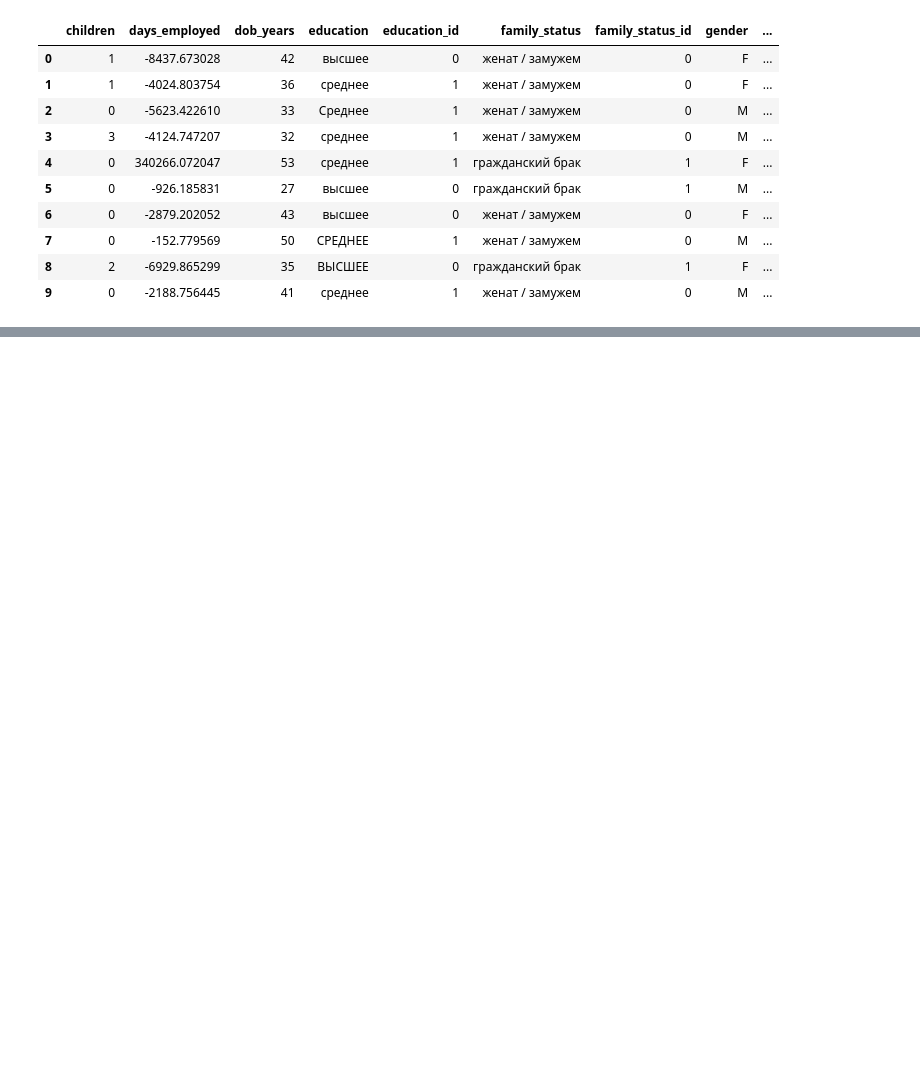
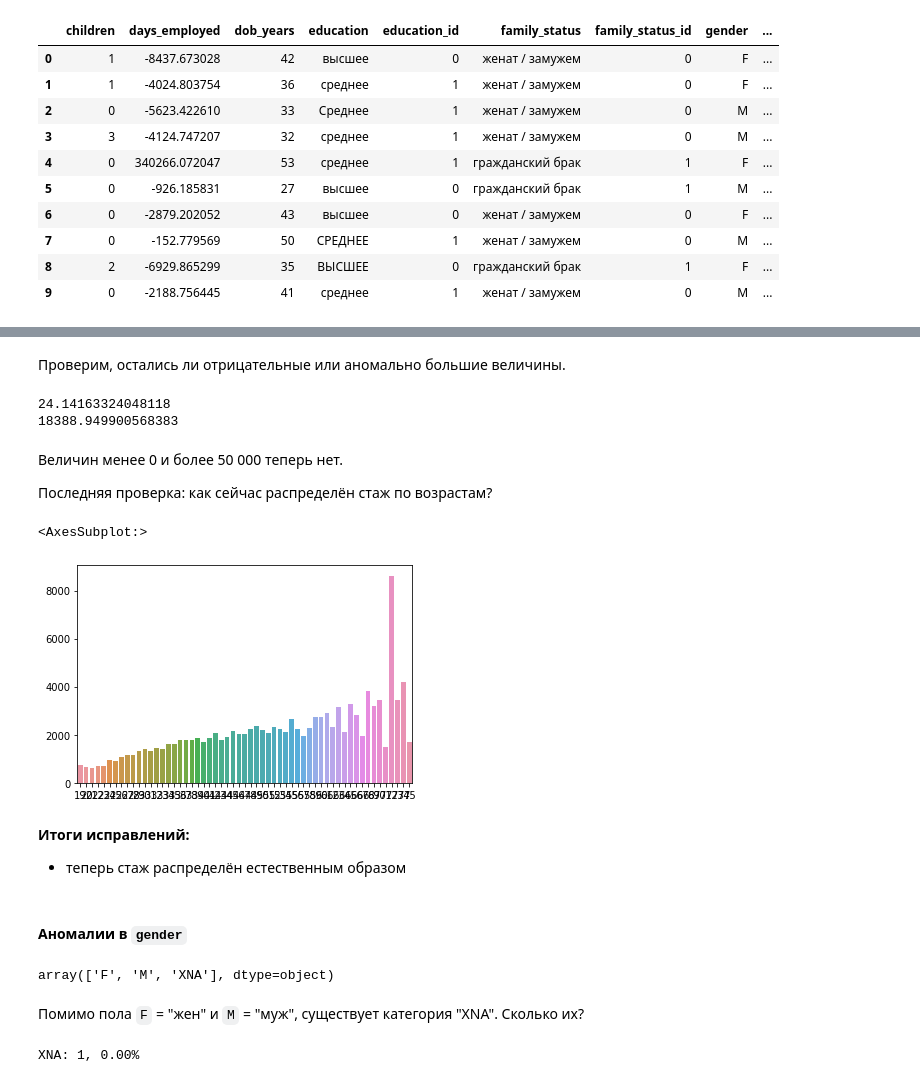
Before and after one commit to okeangel/da_portfolio, a Jupyter notebook: dev/da45_lagutin_preprocessing.ipynb, the cells around one changed output, grey strips where cells are left out. Saved outputs shown, nothing was run; the diff lists cells and outputs as text; code cells hidden in the pictures; blank space fills up the shorter version.

```diff
--- a/dev/da45_lagutin_preprocessing.ipynb
+++ b/dev/da45_lagutin_preprocessing.ipynb
@@ -56,0 +610,3 @@ data.head(10)
+# %%
+data['days_employed'] = data['days_employed'].apply(lambda x: 0 - x)
+data.head(10)
@@ -56,0 +627,8 @@ data.head(10)
+# %%
+for age, median in zip(ages, negative_abs_medians):
+    data.loc[
+        (data['age'] == age) & (data['days_employed'] < 0),
+        'days_employed'
+    ] = median
+
+data.head(10)
@@ -56,0 +647,40 @@ data.head(10)
+# %% [markdown]
+Проверим, остались ли отрицательные или аномально большие величины.
+# %%
+print(data['days_employed'].min())
+print(data['days_employed'].max())
+# %% [output]
+24.14163324048118
+18388.949900568383
+# %% [markdown]
+Величин менее 0 и более 50 000 теперь нет.
+
+Последняя проверка: как сейчас распределён стаж по возрастам?
+# %%
+ages = data['age'].sort_values().unique()
+employed_medians = []
+
+for age in ages:
+    employed_medians.append(
+        data[data['age'] == age]['days_employed'].median()
+    )
+
+seaborn.barplot(x=ages, y=employed_medians)
+# %% [output]
+<AxesSubplot:>
+[figure, added]
+# %% [markdown]
+**Итоги исправлений:**
+- теперь стаж распределён естественным образом
+# %% [markdown]
+ #### Аномалии в `gender`
+# %%
+data['gender'].sort_values().unique()
+# %% [output]
+array(['F', 'M', 'XNA'], dtype=object)
+# %% [markdown]
+Помимо пола `F` = "жен" и `M` = "муж", существует категория "XNA". Cколько их?
+# %%
+print_count('gender', 'XNA')
+# %% [output]
+XNA: 1, 0.00%
```
Also changed, not shown: parts of 194 cells of this notebook.
